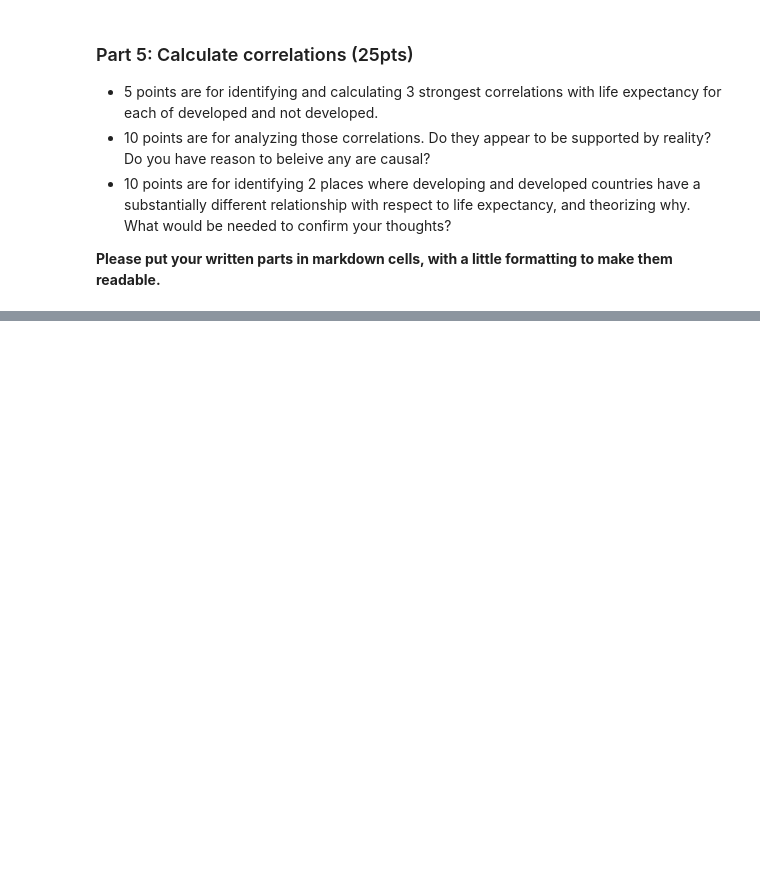
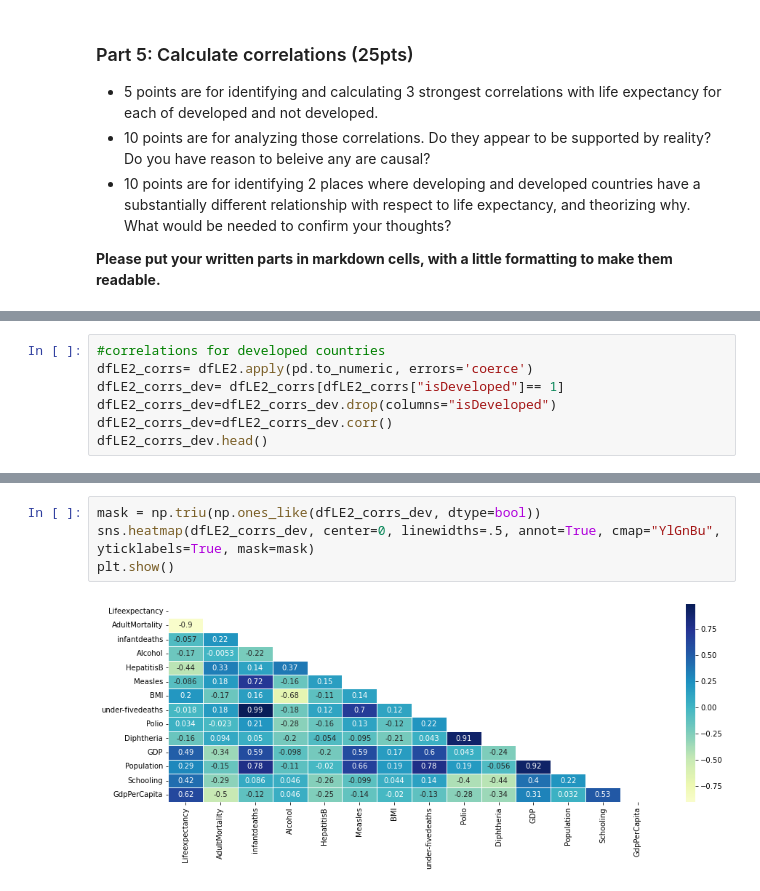
Before and after one commit to CcDenn/BSIP_Assignment_2_Students, a Jupyter notebook: stats_asn_2_start.ipynb, the cells around one changed output, grey strips where cells are left out. Drawn from its saved outputs; the diff is of its cells as text; blank space fills up the shorter version.

```diff
--- a/stats_asn_2_start.ipynb
+++ b/stats_asn_2_start.ipynb
@@ -303,0 +303,7 @@ sns.pairplot(dfLE2, dropna=True, kind="reg", hue="isDeveloped")
+# %%
+#correlations for developed countries
+dfLE2_corrs= dfLE2.apply(pd.to_numeric, errors='coerce')
+dfLE2_corrs_dev= dfLE2_corrs[dfLE2_corrs["isDeveloped"]== 1]
+dfLE2_corrs_dev=dfLE2_corrs_dev.drop(columns="isDeveloped")
+dfLE2_corrs_dev=dfLE2_corrs_dev.corr()
+dfLE2_corrs_dev.head()
@@ -303,0 +317,6 @@ sns.pairplot(dfLE2, dropna=True, kind="reg", hue="isDeveloped")
+# %%
+mask = np.triu(np.ones_like(dfLE2_corrs_dev, dtype=bool))
+sns.heatmap(dfLE2_corrs_dev, center=0, linewidths=.5, annot=True, cmap="YlGnBu", yticklabels=True, mask=mask)
+plt.show()
+# %% [output]
+[figure, added]
```
Also changed, not shown: parts of 26 cells of this notebook.
